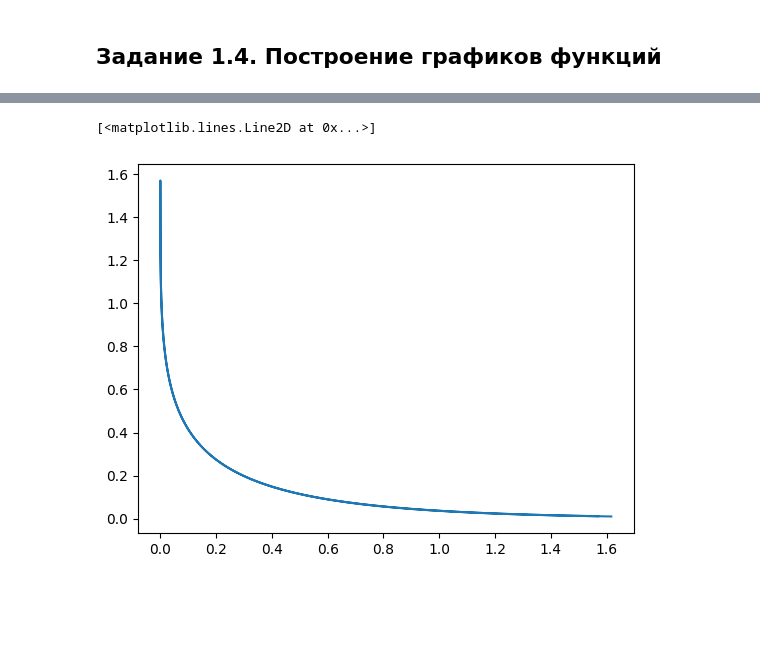
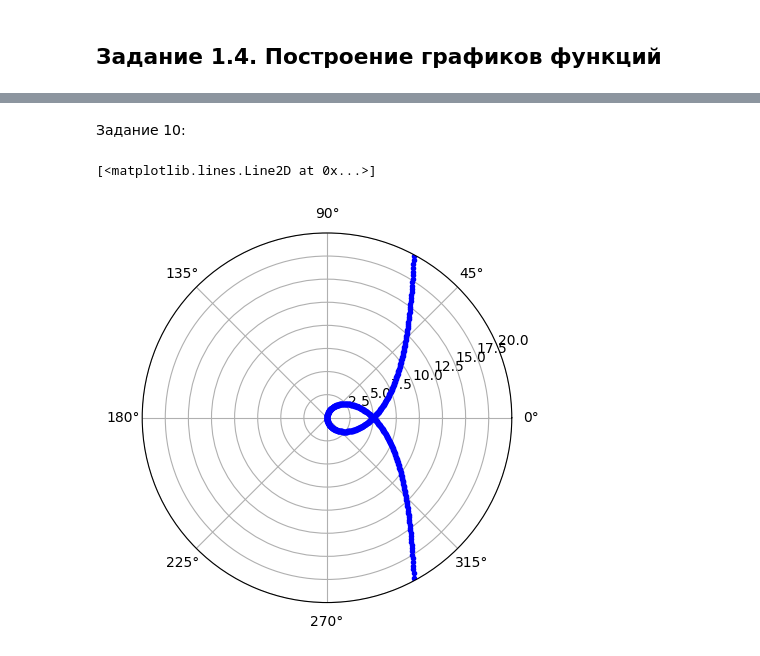
Before and after one commit to voolk211/study-projects, a Jupyter notebook: KM2_Lb01_Palcev.ipynb, the cells around one changed output, grey strips where cells are left out. Cells and saved outputs as stored; diff of their text form; code cells hidden in the pictures; blank space fills up the shorter version.

```diff
--- a/KM2_Lb01_Palcev.ipynb
+++ b/KM2_Lb01_Palcev.ipynb
@@ -445,9 +256,13 @@ plt.plot(phi + (r < 0) * np.pi, abs(r), 'b.')
-# %%
-t = np.arange(-0.99, 0.99, 0.001)
-x = np.log(1 / np.sqrt(1 - t**4))
-y = np.arcsin((1 - t**2) / (1 + t**2))
-plt.figure()
-plt.plot(x, y)
-# %% [output]
-[<matplotlib.lines.Line2D at 0x...>]
-[figure, removed]
+# %% [markdown]
+Задание 10:
+# %%
+plt.figure()
+ax = plt.axes(projection='polar')
+ax.set_rlim(0, 20)
+fi = np.arange(-np.pi, np.pi, 0.01)
+a=5
+r = a / np.cos(fi) + a * np.tan(fi)
+plt.plot(fi + (r < 0) * np.pi, abs(r), 'b.')
+# %% [output]
+[<matplotlib.lines.Line2D at 0x...>]
+[figure, added]
```
Also changed, not shown: parts of 26 cells of this notebook.
